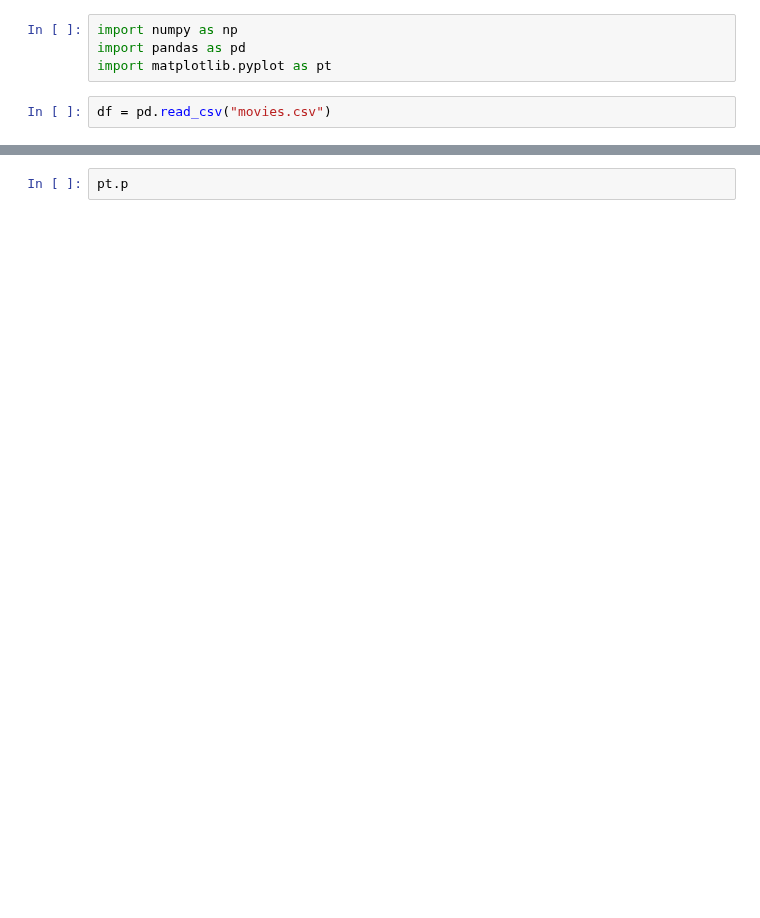
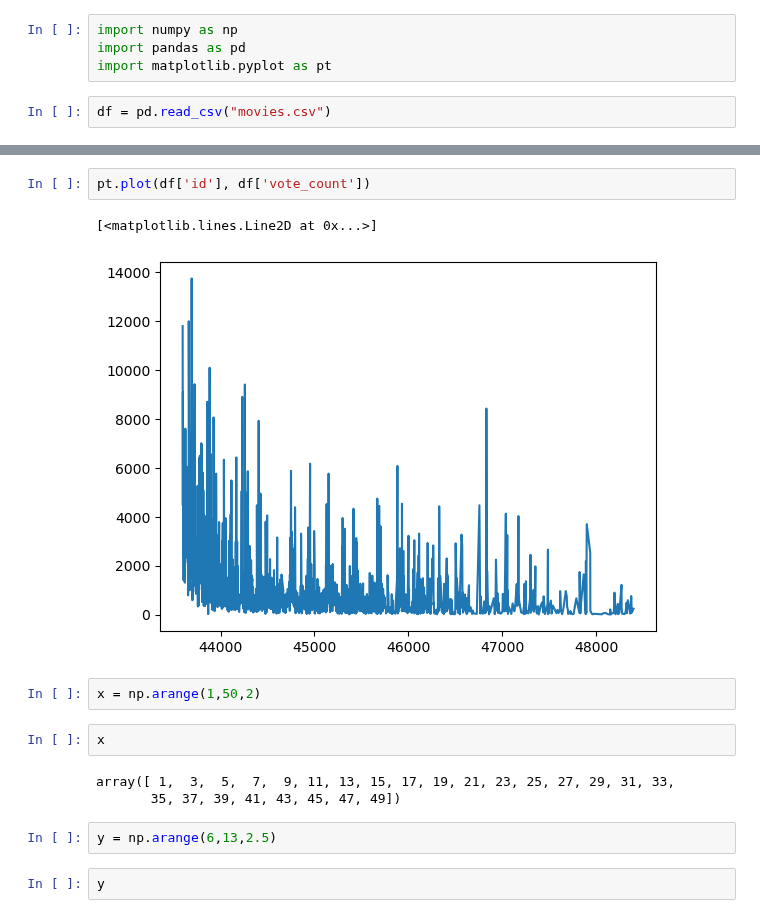
Before and after one commit to akshansh1718/Technical-Learnings, a Jupyter notebook: matplot.ipynb, the cells around one changed output, grey strips where cells are left out. Saved outputs shown, nothing was run; the diff lists cells and outputs as text; blank space fills up the shorter version.

Commit message:
Auto-commit matplot.ipynb

```diff
--- a/matplot.ipynb
+++ b/matplot.ipynb
@@ -23,2 +43,16 @@ df
 # %%
-pt.p
+pt.plot(df['id'], df['vote_count'])
+# %% [output]
+[<matplotlib.lines.Line2D at 0x...>]
+[figure, added]
+# %%
+x = np.arange(1,50,2)
+# %%
+x
+# %% [output]
+array([ 1,  3,  5,  7,  9, 11, 13, 15, 17, 19, 21, 23, 25, 27, 29, 31, 33,
+       35, 37, 39, 41, 43, 45, 47, 49])
+# %%
+y = np.arange(6,13,2.5)
+# %%
+y
```
Also changed, not shown: parts of 2 cells of this notebook.
